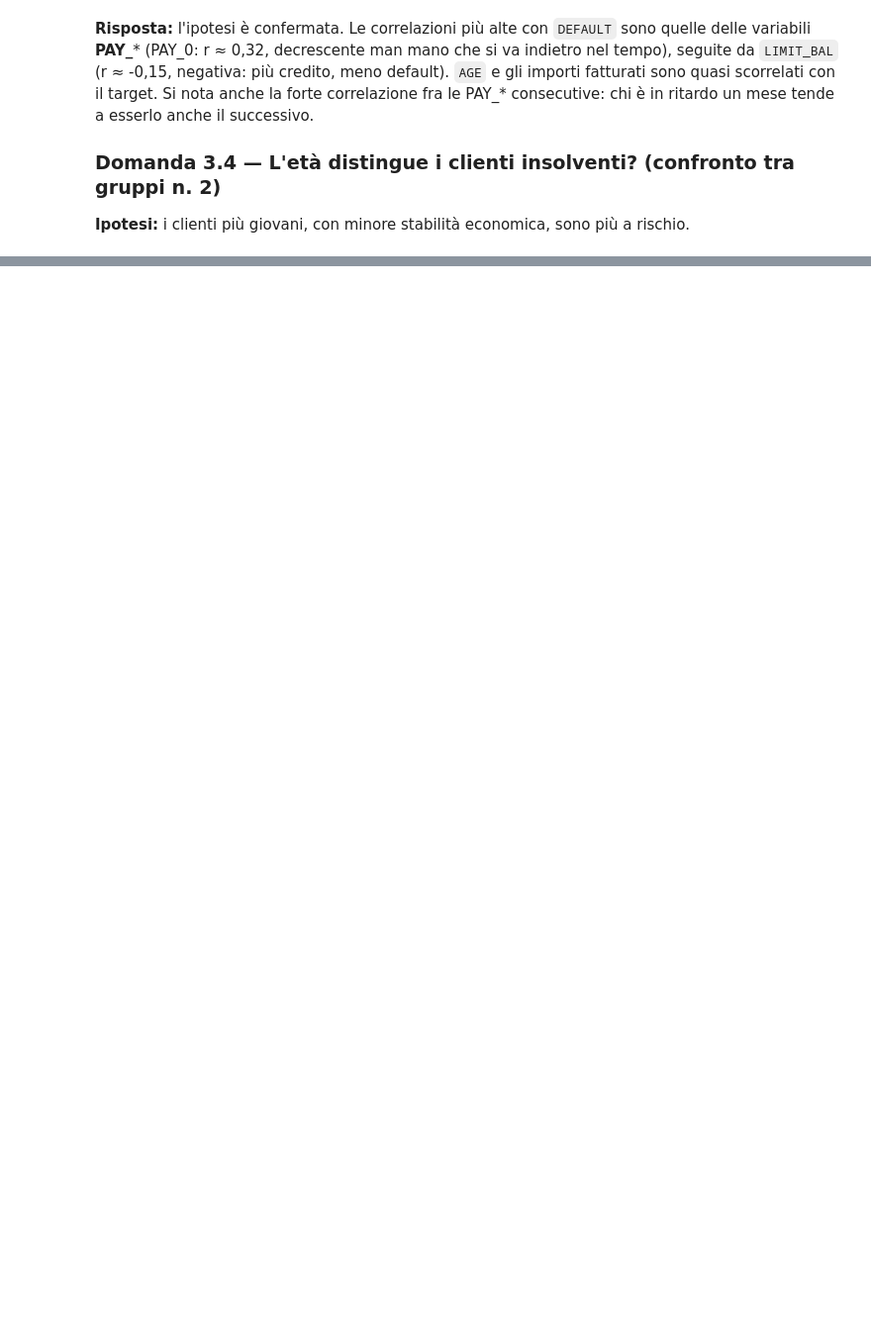
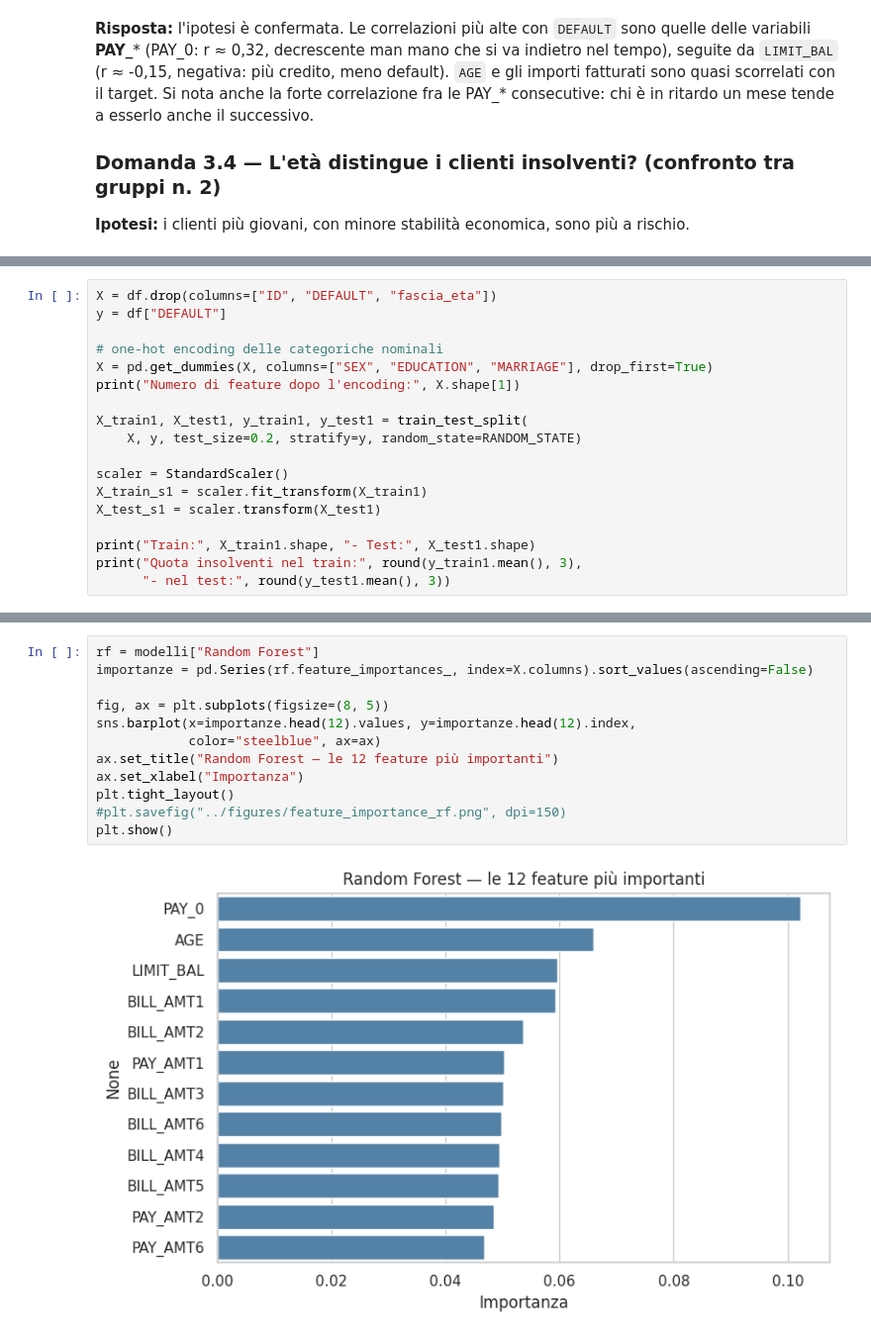
Before and after one commit to etooooooooo/Gruppo-1--Data-Science, a Jupyter notebook: analisi_credit_default.ipynb, the cells around one changed output, grey strips where cells are left out. Shown at 99% size. Drawn from its saved outputs; the diff is of its cells as text; blank space fills up the shorter version.

```diff
--- a/analisi_credit_default.ipynb
+++ b/analisi_credit_default.ipynb
@@ -310,0 +445,18 @@ print(tasso_eta.round(3))
+# %%
+X = df.drop(columns=["ID", "DEFAULT", "fascia_eta"])
+y = df["DEFAULT"]
+
+# one-hot encoding delle categoriche nominali
+X = pd.get_dummies(X, columns=["SEX", "EDUCATION", "MARRIAGE"], drop_first=True)
+print("Numero di feature dopo l'encoding:", X.shape[1])
+
+X_train1, X_test1, y_train1, y_test1 = train_test_split(
+    X, y, test_size=0.2, stratify=y, random_state=RANDOM_STATE)
+
+scaler = StandardScaler()
+X_train_s1 = scaler.fit_transform(X_train1)
+X_test_s1 = scaler.transform(X_test1)
+
+print("Train:", X_train1.shape, "- Test:", X_test1.shape)
+print("Quota insolventi nel train:", round(y_train1.mean(), 3),
+      "- nel test:", round(y_test1.mean(), 3))
@@ -310,0 +623,14 @@ print(tasso_eta.round(3))
+# %%
+rf = modelli["Random Forest"]
+importanze = pd.Series(rf.feature_importances_, index=X.columns).sort_values(ascending=False)
+
+fig, ax = plt.subplots(figsize=(8, 5))
+sns.barplot(x=importanze.head(12).values, y=importanze.head(12).index,
+            color="steelblue", ax=ax)
+ax.set_title("Random Forest — le 12 feature più importanti")
+ax.set_xlabel("Importanza")
+plt.tight_layout()
+#plt.savefig("../figures/feature_importance_rf.png", dpi=150)
+plt.show()
+# %% [output]
+[figure, added]
```
Also changed, not shown: parts of 34 cells of this notebook.
